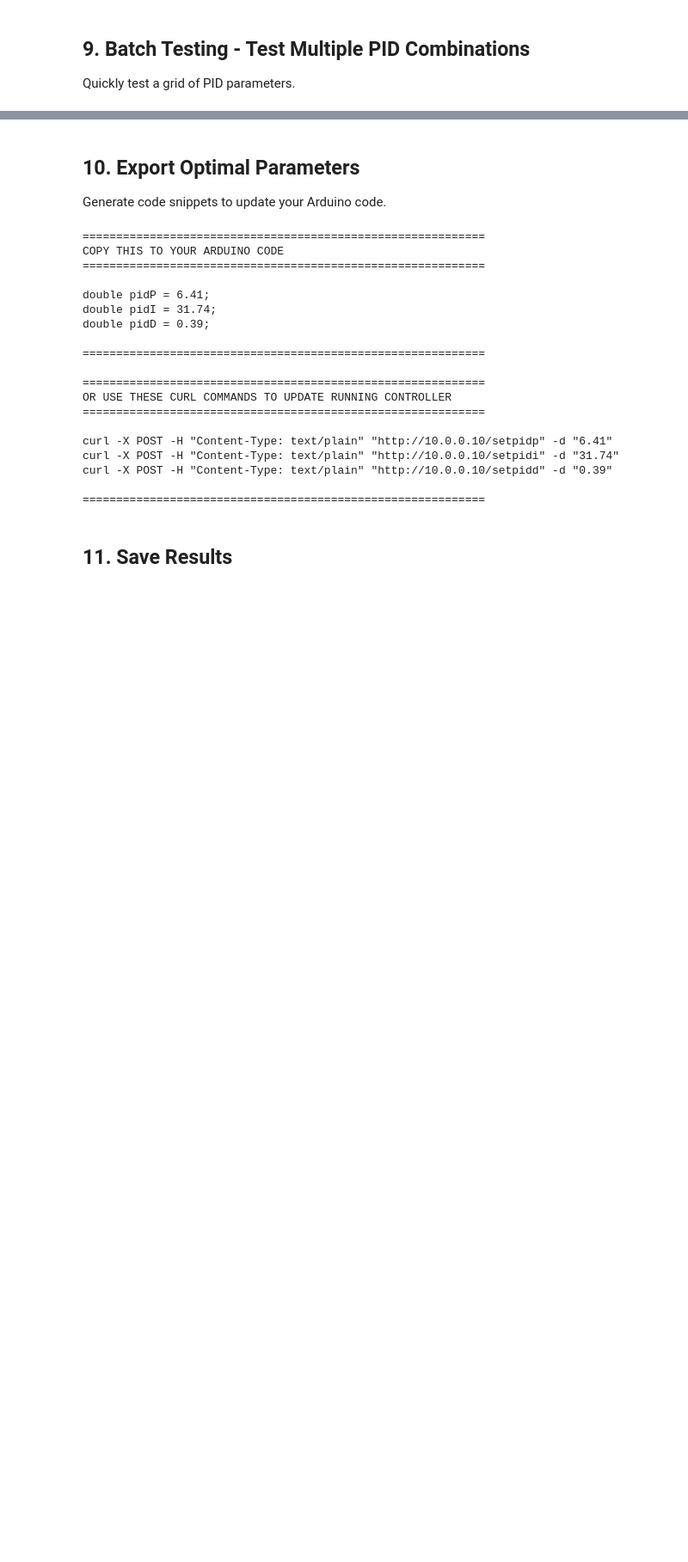
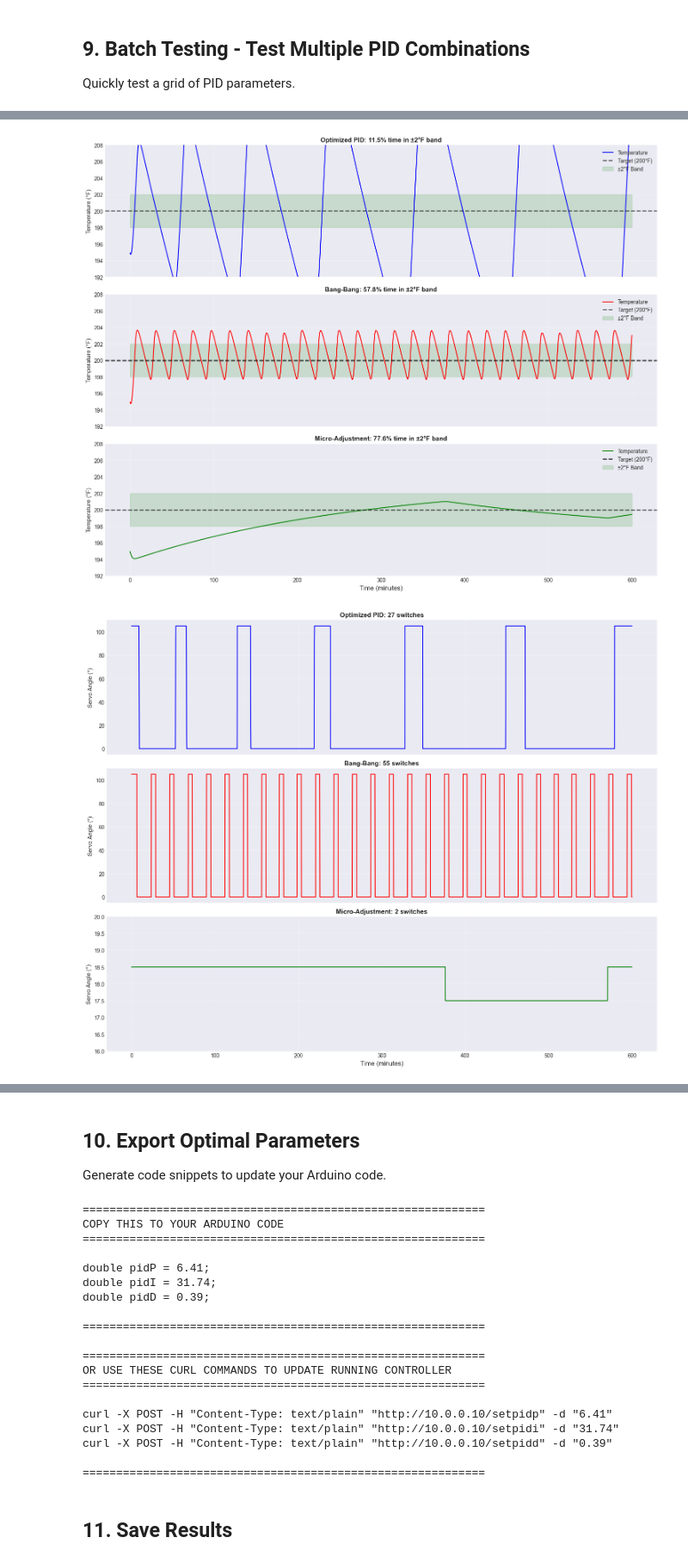
Before and after one commit to KentuLiveAccount/ESP8266Arduino, a Jupyter notebook: BBQ-V2/pid_tuning/grill_pid_analysis.ipynb, the cells around one changed output, grey strips where cells are left out. Shown at 86% size. Drawn from its saved outputs; the diff is of its cells as text; code cells hidden in the pictures; blank space fills up the shorter version.

```diff
--- a/BBQ-V2/pid_tuning/grill_pid_analysis.ipynb
+++ b/BBQ-V2/pid_tuning/grill_pid_analysis.ipynb
@@ -1789,0 +3761,48 @@ Quickly test a grid of PID parameters.
+# %%
+# Plot all three strategies side-by-side
+fig, axes = plt.subplots(3, 1, figsize=(15, 12), sharex=True)
+
+for i, result in enumerate(comparison_results):
+    times_plot = np.arange(len(result['_temps'])) / 6  # Convert to minutes
+
+    # Temperature plot
+    axes[i].plot(times_plot, result['_temps'], color=result['_color'], linewidth=1.5, label='Temperature')
+    axes[i].axhline(y=200, color='black', linestyle='--', linewidth=2, alpha=0.7, label='Target (200°F)')
+    axes[i].fill_between(times_plot, 198, 202, alpha=0.15, color='green', label='±2°F Band')
+    axes[i].set_ylabel('Temperature (°F)', fontsize=11)
+    axes[i].set_title(f"{result['Strategy']}: {result['±2°F %']}% time in ±2°F band",
+                     fontsize=12, fontweight='bold')
+    axes[i].set_ylim(192, 208)
+    axes[i].legend(loc='upper right')
+    axes[i].grid(True, alpha=0.3)
+
+axes[2].set_xlabel('Time (minutes)', fontsize=12)
+plt.tight_layout()
+plt.show()
+
+# Servo angle comparison
+fig, axes = plt.subplots(3, 1, figsize=(15, 12), sharex=True)
+
+for i, result in enumerate(comparison_results):
+    times_plot = np.arange(len(result['_servos'])) / 6
+
+    axes[i].plot(times_plot, result['_servos'], color=result['_color'], linewidth=1.5)
+    axes[i].set_ylabel('Servo Angle (°)', fontsize=11)
+    axes[i].set_title(f"{result['Strategy']}: {result['Servo Switches']} switches",
+                     fontsize=12, fontweight='bold')
+    axes[i].grid(True, alpha=0.3)
+
+    # Set appropriate y-limits based on controller type
+    if 'Bang-Bang' in result['Strategy']:
+        axes[i].set_ylim(-5, 110)
+    elif 'Micro' in result['Strategy']:
+        axes[i].set_ylim(16, 20)
+    else:  # PID
+        axes[i].set_ylim(-5, 110)
+
+axes[2].set_xlabel('Time (minutes)', fontsize=12)
+plt.tight_layout()
+plt.show()
+# %% [output]
+[figure, added]
+[figure, added]
```
Also changed, not shown: parts of 45 cells of this notebook, 1 other file.
